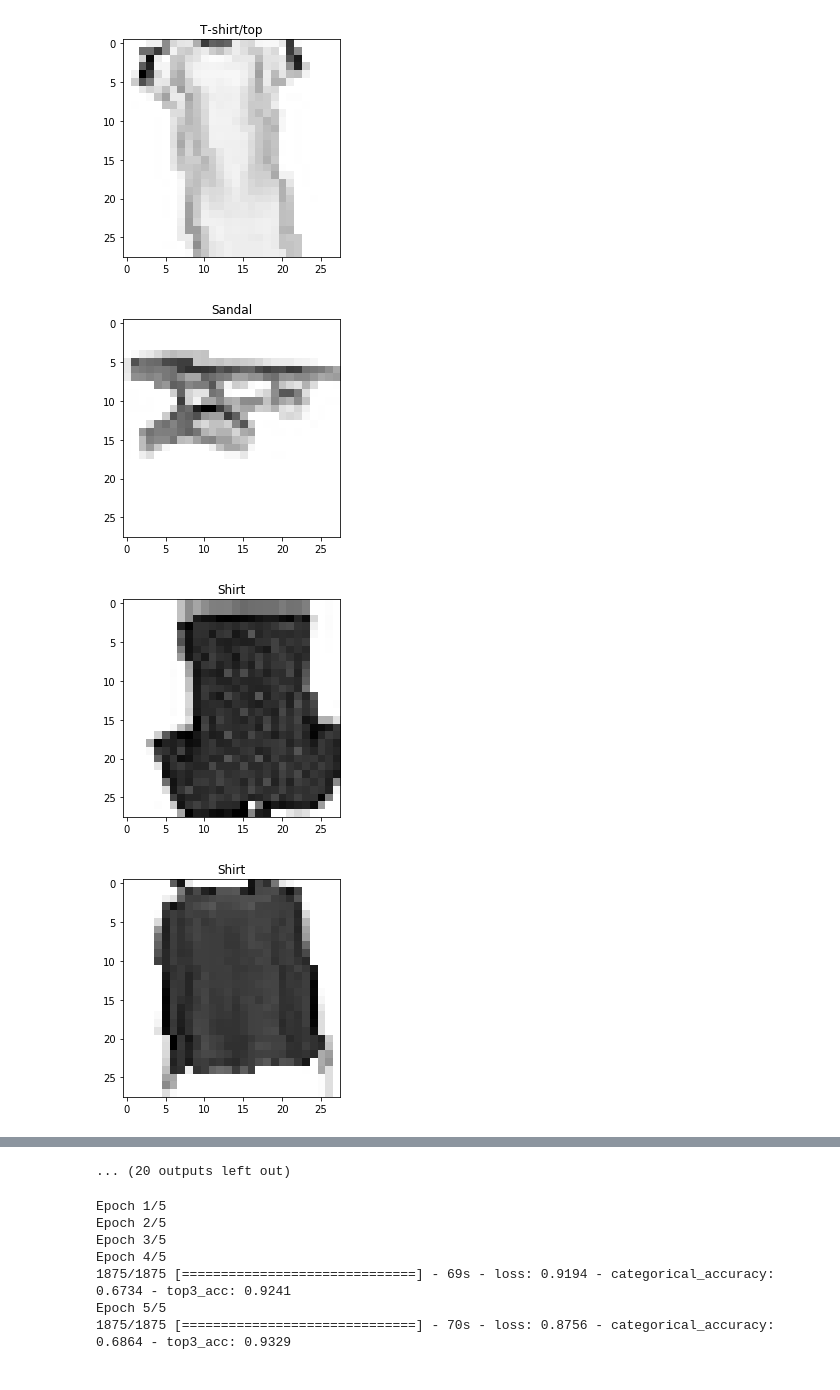
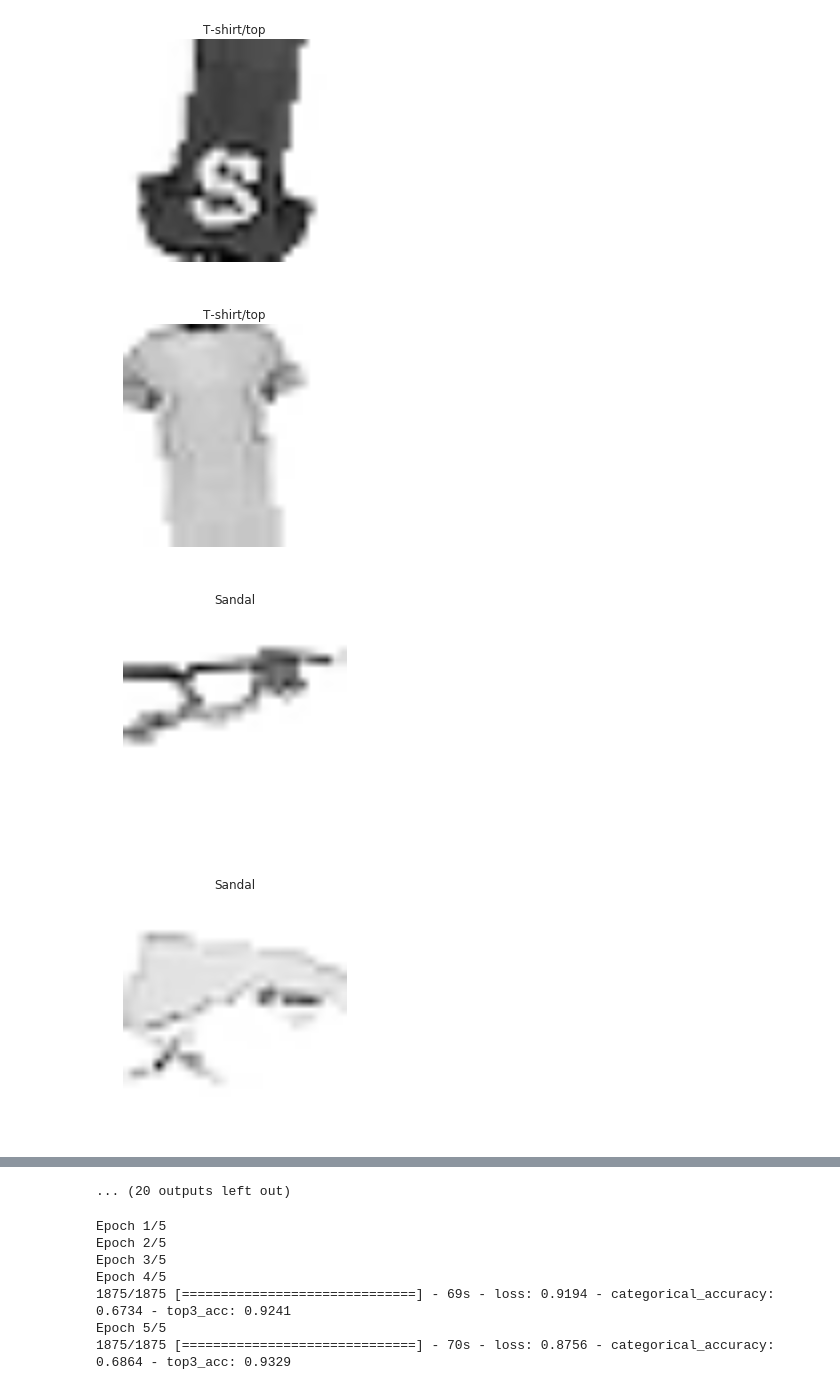
Before and after one commit to Matt3164/Fashion_Keras, a Jupyter notebook: 7 - DL tutorial - Data augmentation.ipynb, the cells around one changed output, grey strips where cells are left out. Drawn from its saved outputs; the diff is of its cells as text; code cells hidden in the pictures.

```diff
--- a/7 - DL tutorial - Data augmentation.ipynb
+++ b/7 - DL tutorial - Data augmentation.ipynb
@@ -61,4 +71,5 @@ for x, y in zip(xbatch, ybatch):
     plt.figure()
     plt.imshow(x[:,:,0], cmap="Greys")
     plt.title(Labels[y.argmax()])
+    plt.axis("off")
 # %% [output]
@@ -72,4 +83,4 @@ for x, y in zip(xbatch, ybatch):
-[figure, old version]
+[figure, new version]
-[figure, old version]
+[figure, new version]
-[figure, old version]
+[figure, new version]
-[figure, old version]
+[figure, new version]
```
Also changed, not shown: parts of 4 cells of this notebook, 11 other files.
